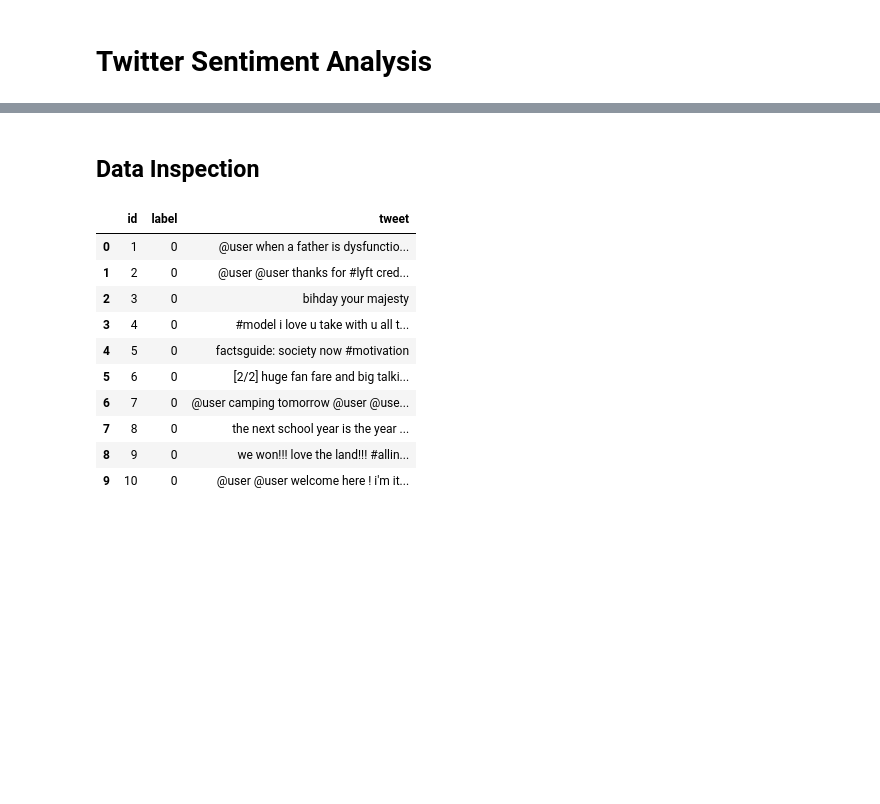
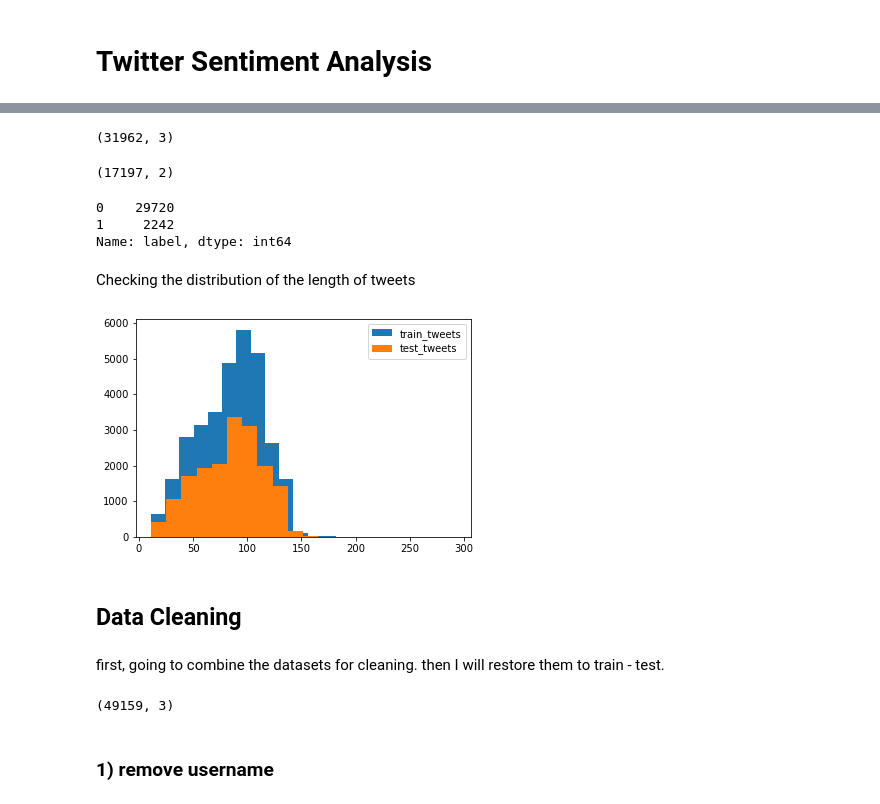
Before and after one commit to dannmorr/twitter-sentiment-analysis, a Jupyter notebook: 01_EDA.ipynb, the cells around one changed output, grey strips where cells are left out. Cells and saved outputs as stored; diff of their text form; code cells hidden in the pictures; blank space fills up the shorter version.

```diff
--- a/01_EDA.ipynb
+++ b/01_EDA.ipynb
@@ -25,16 +59,30 @@ test = pd.read_csv('./data/test_tweets_anuFYb8.csv')
+# %%
+train.shape
+# %% [output]
+(31962, 3)
+# %%
+test.shape
+# %% [output]
+(17197, 2)
+# %%
+train.label.value_counts()
+# %% [output]
+0    29720
+1     2242
+Name: label, dtype: int64
+# %% [markdown]
+Checking the distribution of the length of tweets
+# %%
+length_train = train.tweet.str.len()
+length_test = test.tweet.str.len()
+# %%
+plt.hist(length_train, bins=20, label='train_tweets')
+plt.hist(length_test, bins=20, label='test_tweets')
+plt.legend()
+plt.show();
+# %% [output]
+[figure, added]
 # %% [markdown]
-## Data Inspection
+## Data Cleaning
-# %%
-train[train['label'] == 0].head(10)
-# %% [output]
-|  | id | label | tweet |
-| 0 | 1 | 0 | @user when a father is dysfunctio... |
-| 1 | 2 | 0 | @user @user thanks for #lyft cred... |
-| 2 | 3 | 0 | bihday your majesty |
-| 3 | 4 | 0 | #model i love u take with u all t... |
-| 4 | 5 | 0 | factsguide: society now #motivation |
-| 5 | 6 | 0 | [2/2] huge fan fare and big talki... |
-| 6 | 7 | 0 | @user camping tomorrow @user @use... |
-| 7 | 8 | 0 | the next school year is the year ... |
-| 8 | 9 | 0 | we won!!! love the land!!! #allin... |
-| 9 | 10 | 0 | @user @user welcome here ! i'm it... |
+# %% [markdown]
+first, going to combine the datasets for cleaning. then I will restore them to train - test.
@@ -40,0 +91,4 @@ train[train['label'] == 0].head(10)
+# %%
+combi.shape
+# %% [output]
+(49159, 3)
@@ -40,0 +103,2 @@ train[train['label'] == 0].head(10)
+# %% [markdown]
+### 1) remove username
```
Also changed, not shown: parts of 23 cells of this notebook.
